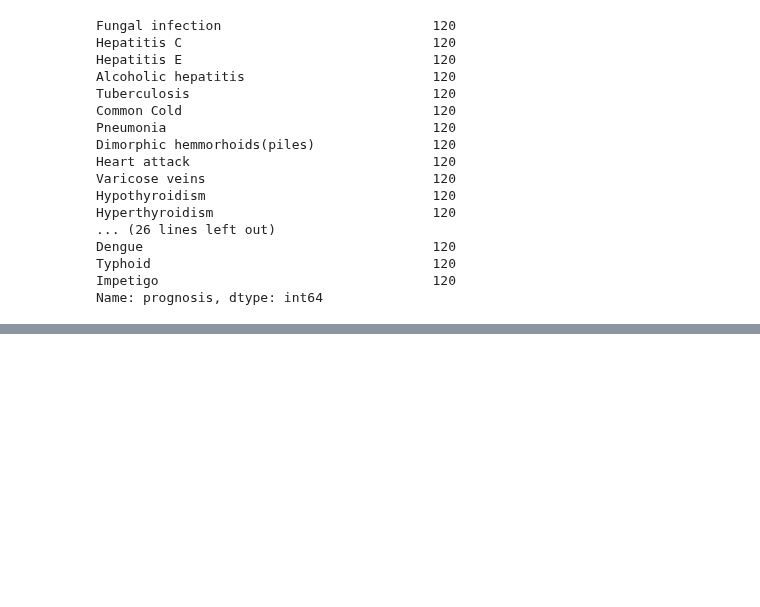
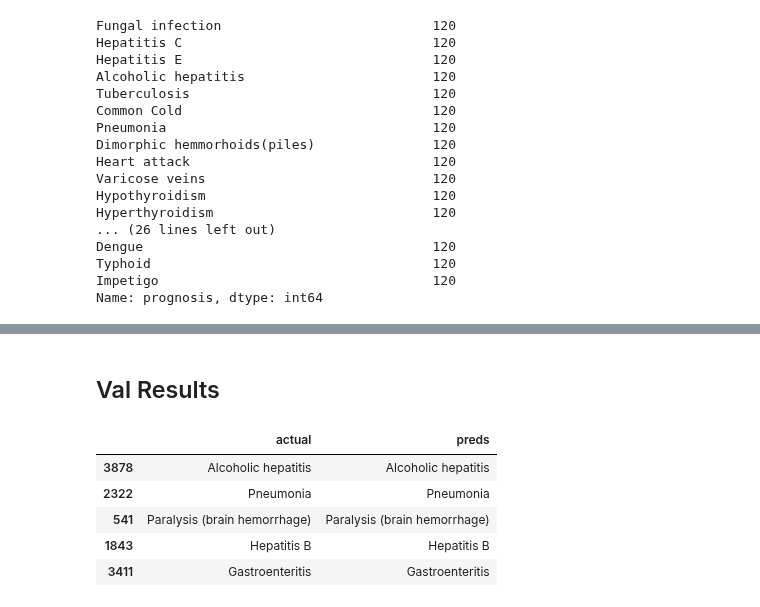
Before and after one commit to disease-outbreak/disease-outbreak, a Jupyter notebook: MVP.ipynb, the cells around one changed output, grey strips where cells are left out. Drawn from its saved outputs; the diff is of its cells as text; code cells hidden in the pictures; blank space fills up the shorter version.

```diff
--- a/MVP.ipynb
+++ b/MVP.ipynb
@@ -98,0 +155,14 @@ X_train.shape, X_val.shape
+# %% [markdown]
+## Val Results
+# %%
+y_val_res = pd.DataFrame({'actual': y_val,
+                            'preds': lm.predict(X_val)})
+
+y_val_res.head()
+# %% [output]
+|  | actual | preds |
+| 3878 | Alcoholic hepatitis | Alcoholic hepatitis |
+| 2322 | Pneumonia | Pneumonia |
+| 541 | Paralysis (brain hemorrhage) | Paralysis (brain hemorrhage) |
+| 1843 | Hepatitis B | Hepatitis B |
+| 3411 | Gastroenteritis | Gastroenteritis |
```
Also changed, not shown: parts of 44 cells of this notebook.
